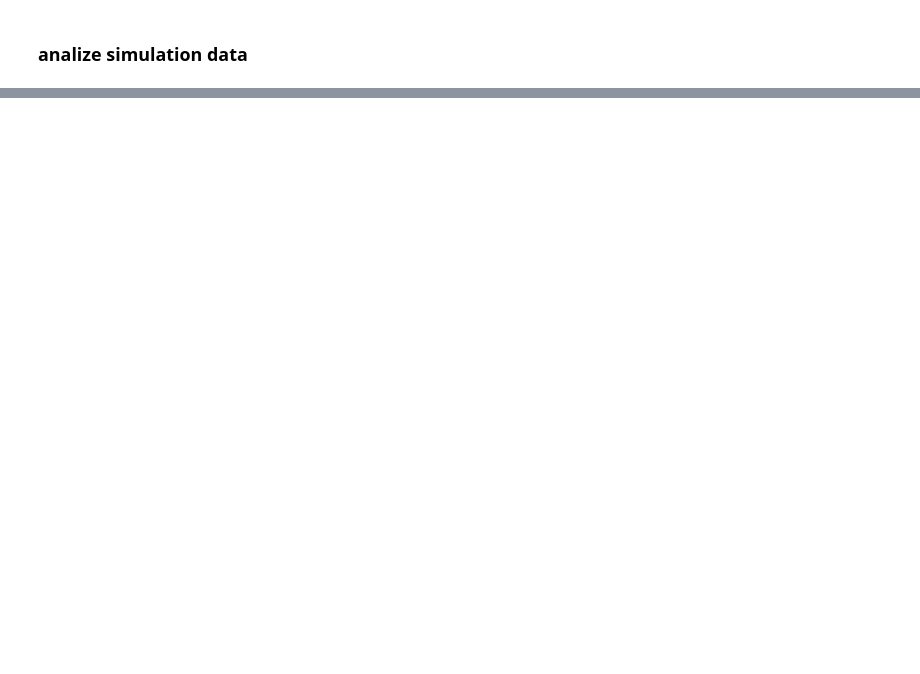
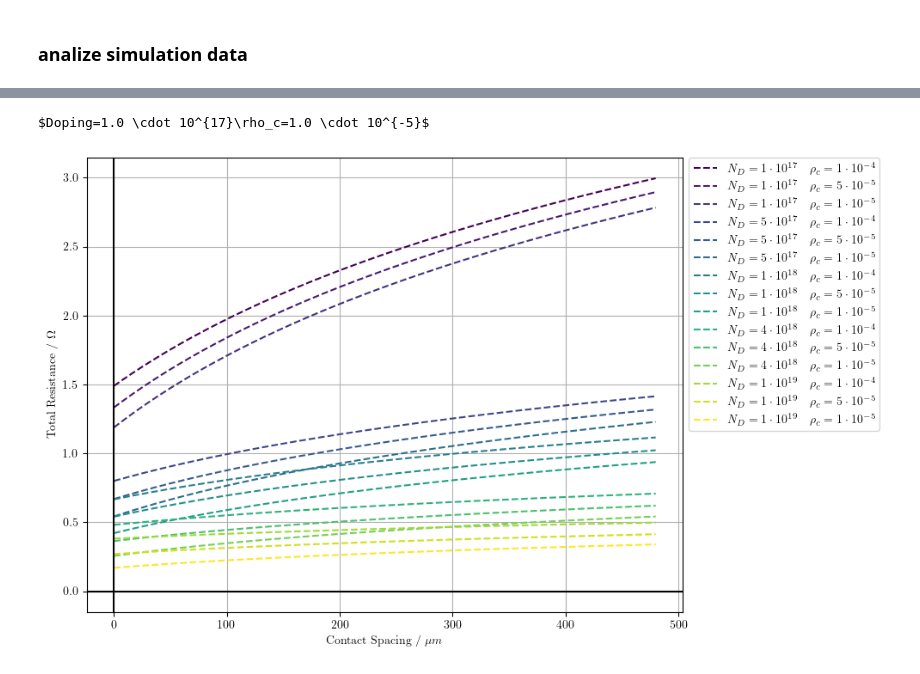
Before and after one commit to XXLutz13/Master_data, a Jupyter notebook: TLM-CTLM/cTLM_simulation_data.ipynb, the cells around one changed output, grey strips where cells are left out. Drawn from its saved outputs; the diff is of its cells as text; code cells hidden in the pictures; blank space fills up the shorter version.

```diff
--- a/TLM-CTLM/cTLM_simulation_data.ipynb
+++ b/TLM-CTLM/cTLM_simulation_data.ipynb
@@ -145,0 +206,32 @@ plt.show()
+# %%
+print(f'$Doping={sci_notation_latex(1e+17, precision=1)}\\rho_c={sci_notation_latex(1e-5, precision=1)}$')
+# %% [output]
+$Doping=1.0 \cdot 10^{17}\rho_c=1.0 \cdot 10^{-5}$
+# %%
+distances_smooth = np.linspace(0, max(distances), 300) # min(distances)
+ri_smooth = np.full_like(distances_smooth, r_inner)
+
+plt.figure(figsize=(10, 6))
+colors = plt.get_cmap('viridis', len(results_df))
+for index, row in results_df.iterrows():
+    Rt_fit_curve = ctlm_bessel_model((distances_smooth, ri_smooth), row['R_sh'], row['L_T'])
+    plt.plot(distances_smooth, Rt_fit_curve, color=colors(index), linestyle='--', label=f'$N_D={sci_notation_latex(row["Doping"], precision=0)}\\quad \\rho_c={sci_notation_latex(row['rho_c_set'], precision=0)}$')
+
+# Ni_cTLM_1030°C, 4.33E+18, 0.98, 112.58, 1.24E-04
+Rt_fit_curve = ctlm_bessel_model((distances_smooth, ri_smooth), 0.98, 112.58)
+# plt.plot(distances_smooth, Rt_fit_curve, color='red', linestyle='-', label='Ni cTLM 1030 °C')
+
+plt.axhline(0, color='black', linewidth=1.5)
+plt.axvline(0, color='black', linewidth=1.5)
+
+# plt.title(os.path.basename(folder_path))
+plt.xlabel("Contact Spacing / $\\mu m$")
+plt.ylabel("Total Resistance / $\\Omega$")
+plt.legend(bbox_to_anchor=(1.01, 1), loc='upper left', borderaxespad=0.)
+plt.tight_layout()
+# plt.xlim(0, max(list_of_measurements.keys())+20)
+plt.grid(True)
+# plt.savefig(os.path.join(parent_folder, 'combined_cTLM_results.pdf'), dpi=300)
+plt.show()
+# %% [output]
+[figure, added]
```
Also changed, not shown: parts of 9 cells of this notebook.
